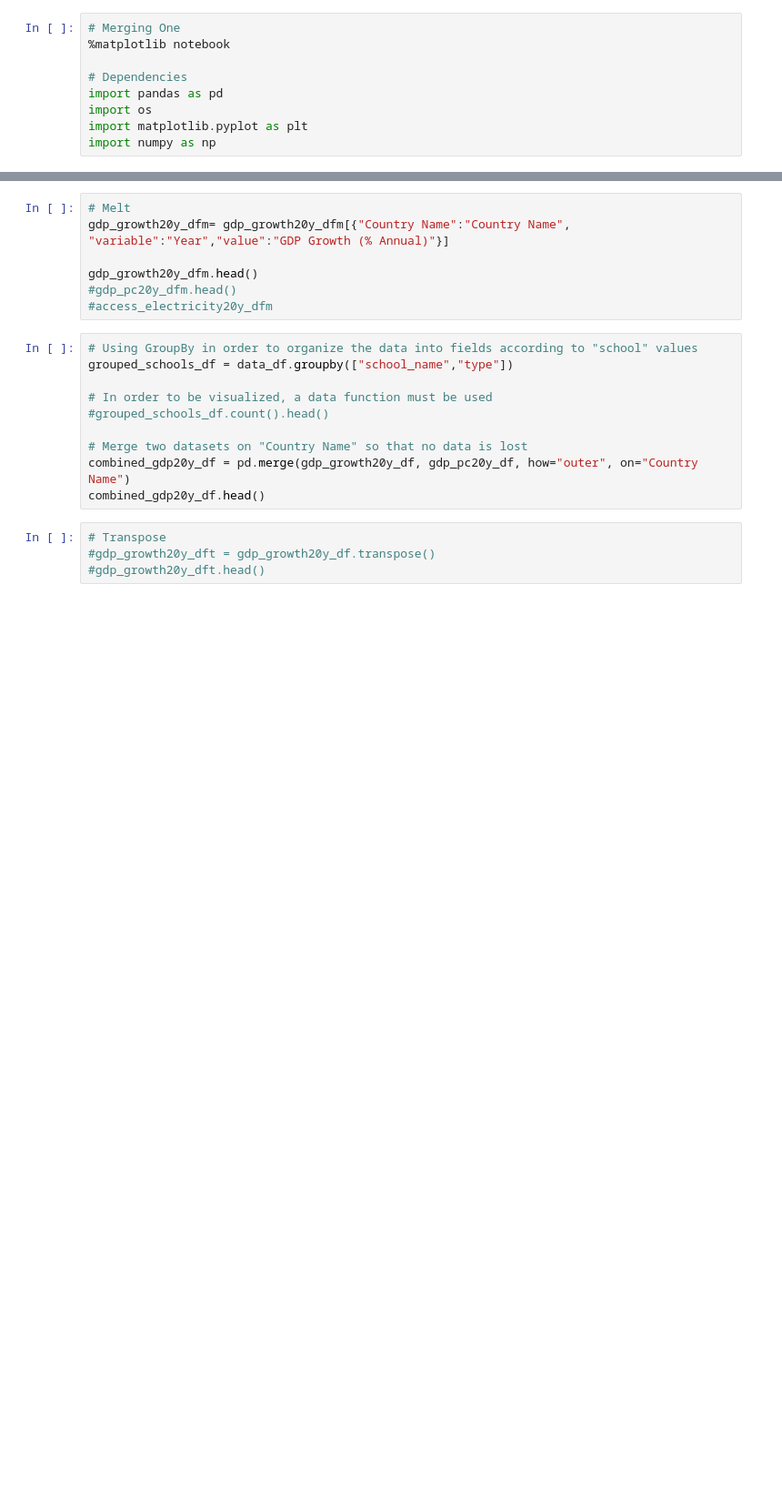
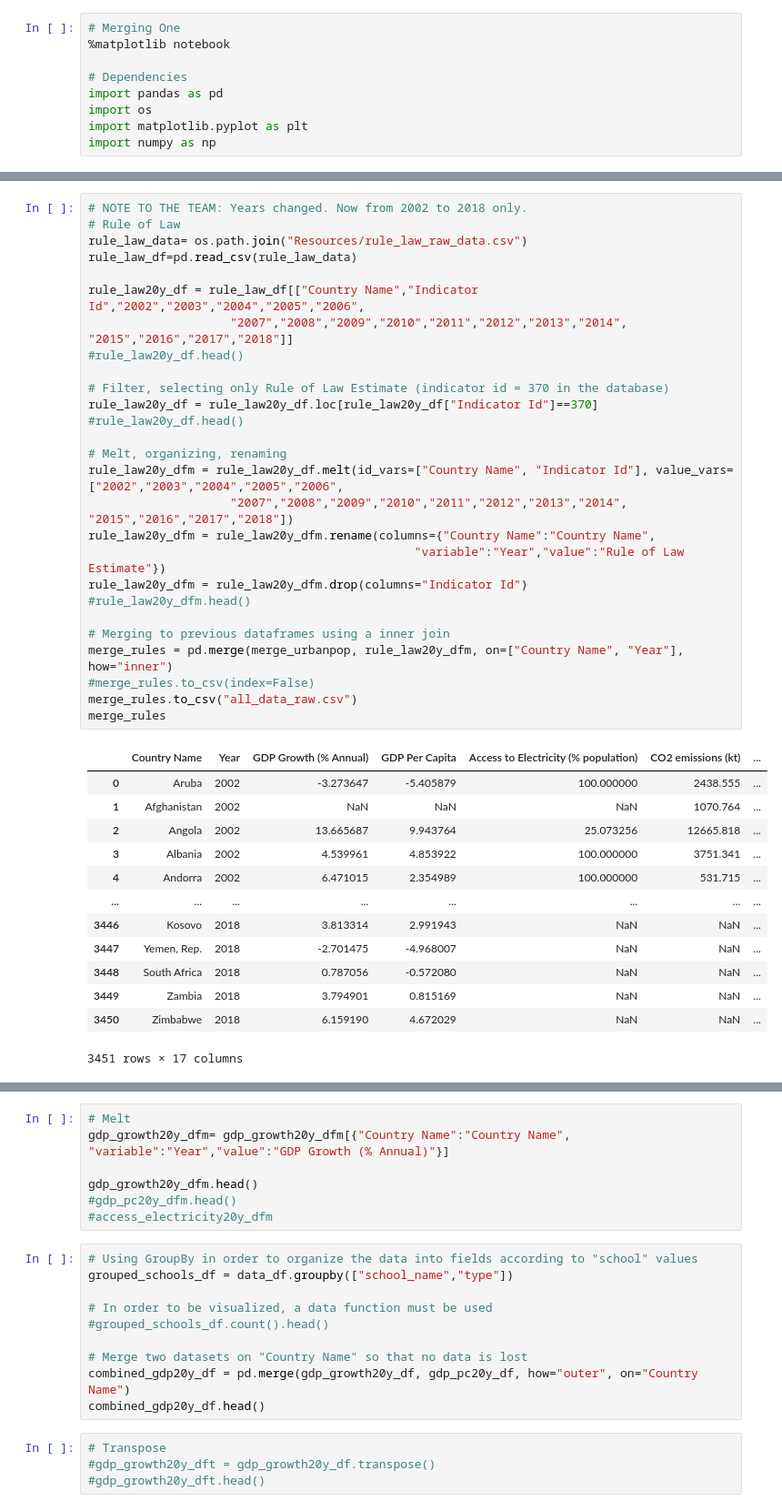
Before and after one commit to FedericoMRenaud/Proyect-One, a Jupyter notebook: All_data_frames/Merging_1998-2018.ipynb, the cells around one changed output, grey strips where cells are left out. Shown: that part at 91% size. Cells and saved outputs as stored; diff of their text form; blank space fills up the shorter version.

Commit message:
Updating files, adding csv and exploring database

```diff
--- a/All_data_frames/Merging_1998-2018.ipynb
+++ b/All_data_frames/Merging_1998-2018.ipynb
@@ -560,0 +394,41 @@ merge_rules.head()
+# %%
+# NOTE TO THE TEAM: Years changed. Now from 2002 to 2018 only.
+# Rule of Law
+rule_law_data= os.path.join("Resources/rule_law_raw_data.csv")
+rule_law_df=pd.read_csv(rule_law_data)
+
+rule_law20y_df = rule_law_df[["Country Name","Indicator Id","2002","2003","2004","2005","2006",
+                    "2007","2008","2009","2010","2011","2012","2013","2014", "2015","2016","2017","2018"]]
+#rule_law20y_df.head()
+
+# Filter, selecting only Rule of Law Estimate (indicator id = 370 in the database)
+rule_law20y_df = rule_law20y_df.loc[rule_law20y_df["Indicator Id"]==370]
+#rule_law20y_df.head()
+
+# Melt, organizing, renaming
+rule_law20y_dfm = rule_law20y_df.melt(id_vars=["Country Name", "Indicator Id"], value_vars=["2002","2003","2004","2005","2006",
+                    "2007","2008","2009","2010","2011","2012","2013","2014", "2015","2016","2017","2018"])
+rule_law20y_dfm = rule_law20y_dfm.rename(columns={"Country Name":"Country Name",
+                                              "variable":"Year","value":"Rule of Law Estimate"})
+rule_law20y_dfm = rule_law20y_dfm.drop(columns="Indicator Id")
+#rule_law20y_dfm.head()
+
+# Merging to previous dataframes using a inner join
+merge_rules = pd.merge(merge_urbanpop, rule_law20y_dfm, on=["Country Name", "Year"], how="inner")
+#merge_rules.to_csv(index=False)
+merge_rules.to_csv("all_data_raw.csv")
+merge_rules
+# %% [output]
+|  | Country Name | Year | GDP Growth (% Annual) | GDP Per Capita | Access to Electricity (% population) | CO2 emissions (kt) | ... |
+| 0 | Aruba | 2002 | -3.273647 | -5.405879 | 100.000000 | 2438.555 | ... |
+| 1 | Afghanistan | 2002 | NaN | NaN | NaN | 1070.764 | ... |
+| 2 | Angola | 2002 | 13.665687 | 9.943764 | 25.073256 | 12665.818 | ... |
+| 3 | Albania | 2002 | 4.539961 | 4.853922 | 100.000000 | 3751.341 | ... |
+| 4 | Andorra | 2002 | 6.471015 | 2.354989 | 100.000000 | 531.715 | ... |
+| ... | ... | ... | ... | ... | ... | ... | ... |
+| 3446 | Kosovo | 2018 | 3.813314 | 2.991943 | NaN | NaN | ... |
+| 3447 | Yemen, Rep. | 2018 | -2.701475 | -4.968007 | NaN | NaN | ... |
+| 3448 | South Africa | 2018 | 0.787056 | -0.572080 | NaN | NaN | ... |
+| 3449 | Zambia | 2018 | 3.794901 | 0.815169 | NaN | NaN | ... |
+| 3450 | Zimbabwe | 2018 | 6.159190 | 4.672029 | NaN | NaN | ... |
+3451 rows × 17 columns
```
Also changed, not shown: parts of 38 cells of this notebook, 3 other files.
